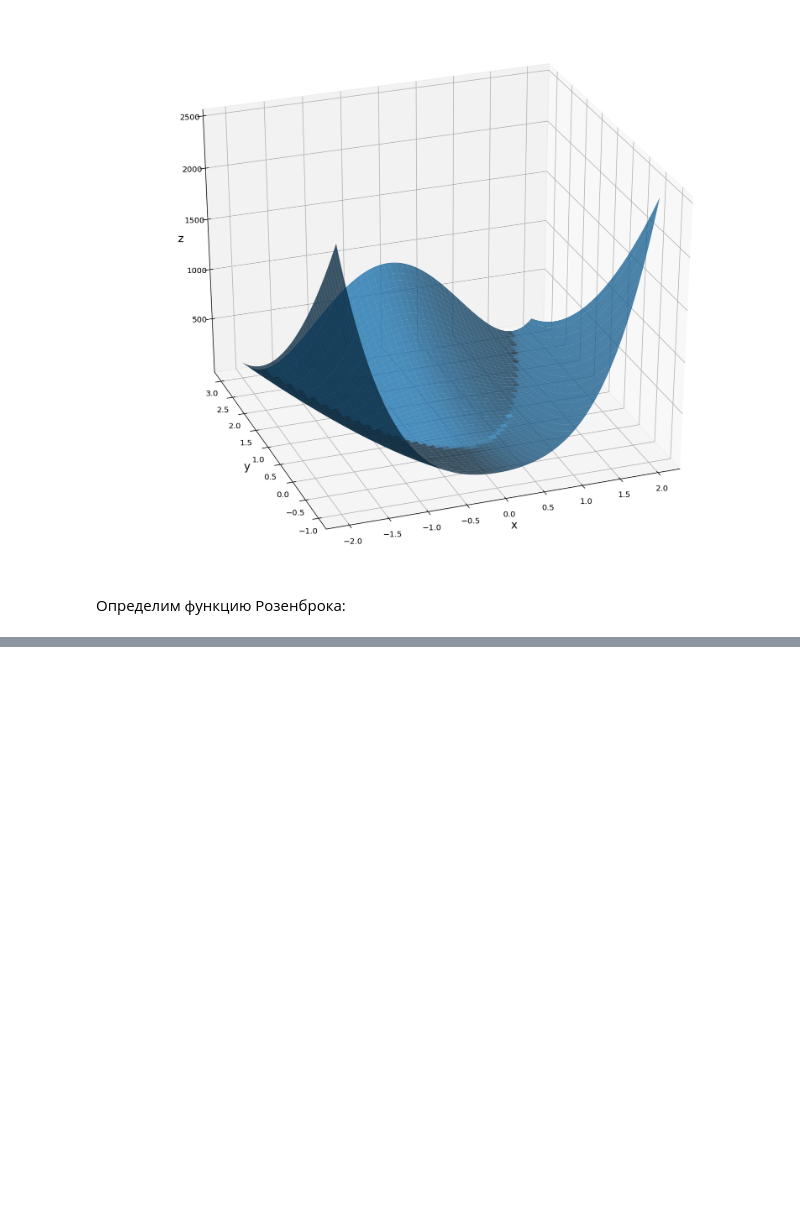
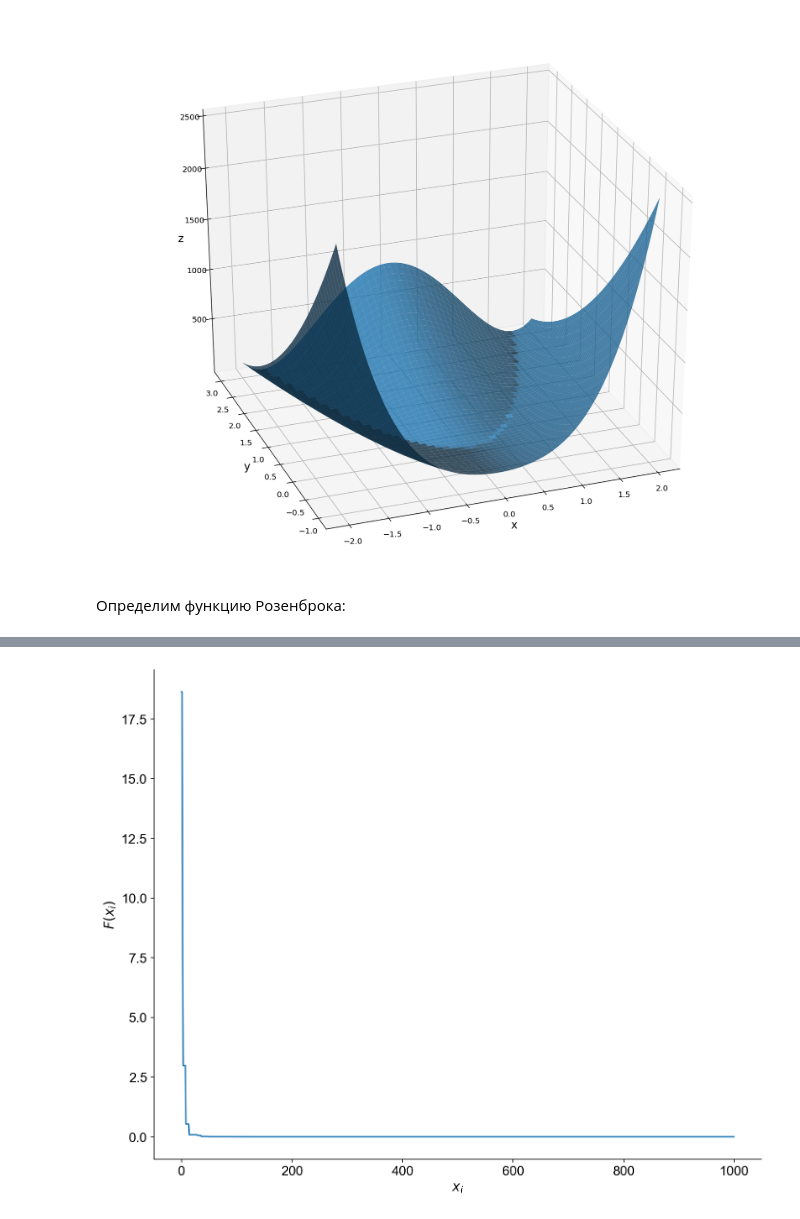
Before and after one commit to khaykingleb/stochastic-optimization-methods, a Jupyter notebook: Code/Particle_Swarm_Optimization/Rosenbrock_func.ipynb, the cells around one changed output, grey strips where cells are left out. Saved outputs shown, nothing was run; the diff lists cells and outputs as text; code cells hidden in the pictures; blank space fills up the shorter version.

```diff
--- a/Code/Particle_Swarm_Optimization/Rosenbrock_func.ipynb
+++ b/Code/Particle_Swarm_Optimization/Rosenbrock_func.ipynb
@@ -212,0 +350,25 @@ a.search_global(2, [(-10, 10),(-10, 10)])
+# %%
+fig = plt.figure(figsize=(10, 8))
+
+# Удаляем лишние границы
+ax = plt.subplot(111)
+ax.spines["top"].set_visible(False)
+ax.spines["right"].set_visible(False)
+ax.get_xaxis().tick_bottom()
+ax.get_yaxis().tick_left()
+
+# Корректируем оси абсцисс и ординат
+plt.xticks(fontsize=14)
+plt.yticks(fontsize=14)
+
+plt.xlabel("$x_i$", fontsize=14)
+plt.ylabel("$F(x_i)$", fontsize=14)
+plt.plot(a.func_history)
+plt.tight_layout()
+
+sns.set()
+sns.set_style("white")
+
+fig.savefig("PSO_0.png", bbox_inches='tight', dpi=600)
+# %% [output]
+[figure, added]
```
Also changed, not shown: parts of 16 cells of this notebook, 25 other files.
